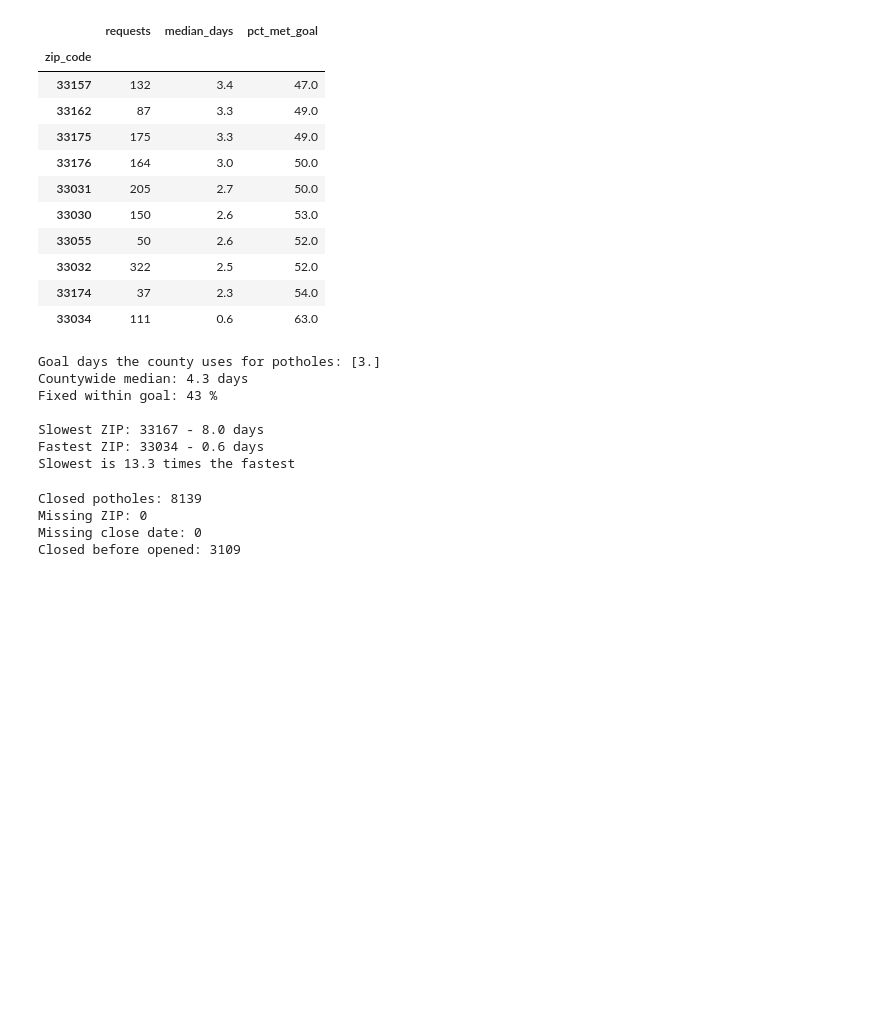
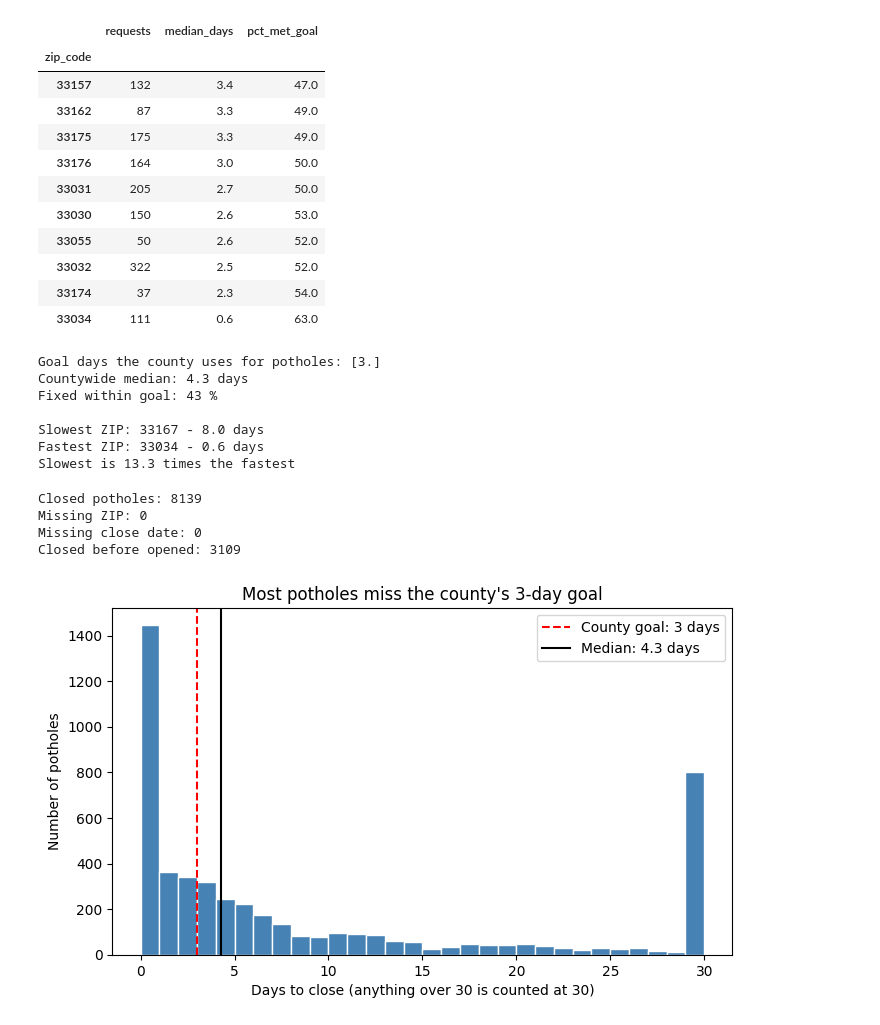
Before and after one commit to Crayon897/miami-dade-311-analysis, a Jupyter notebook: 311_analysis.ipynb, the cells around one changed output. Drawn from its saved outputs; the diff is of its cells as text; code cells hidden in the pictures; blank space fills up the shorter version.

Commit message:
Add three charts

```diff
--- a/311_analysis.ipynb
+++ b/311_analysis.ipynb
@@ -230,3 +230,20 @@ Closed potholes: 8139
 Missing ZIP: 0
 Missing close date: 0
 Closed before opened: 3109
+# %%
+import matplotlib.pyplot as plt
+
+med = subset['response_days'].median()
+
+plt.figure(figsize=(8, 4.5))
+plt.hist(subset['response_days'].clip(upper=30), bins=30, color='steelblue', edgecolor='white')
+plt.axvline(3, color='red', linestyle='--', label='County goal: 3 days')
+plt.axvline(med, color='black', label=f'Median: {med:.1f} days')
+plt.title("Most potholes miss the county's 3-day goal")
+plt.xlabel('Days to close (anything over 30 is counted at 30)')
+plt.ylabel('Number of potholes')
+plt.legend()
+plt.savefig('chart1_response_times.png', dpi=150, bbox_inches='tight')
+plt.show()
+# %% [output]
+[figure, added]
```
Also changed, not shown: parts of 2 cells of this notebook.
